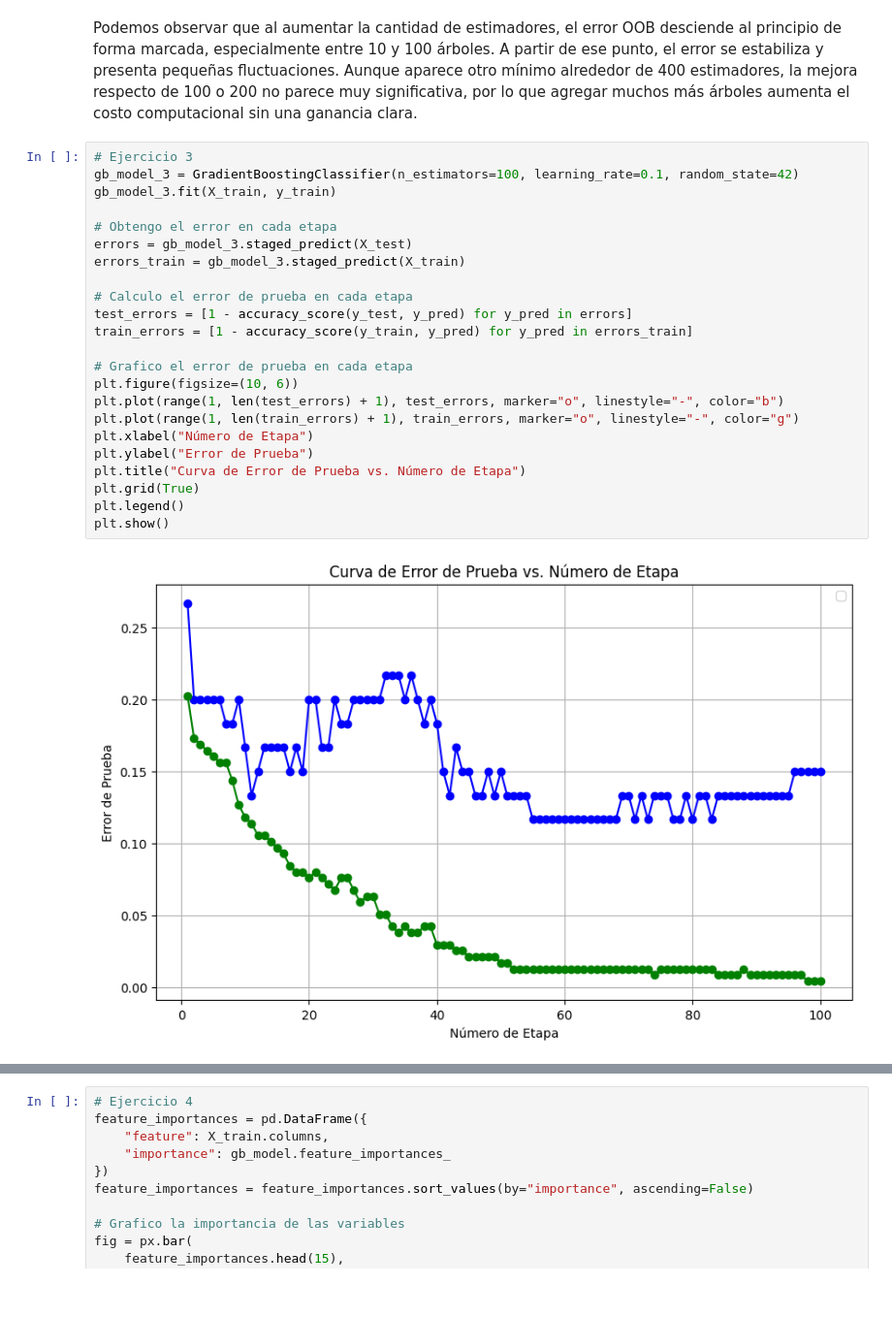
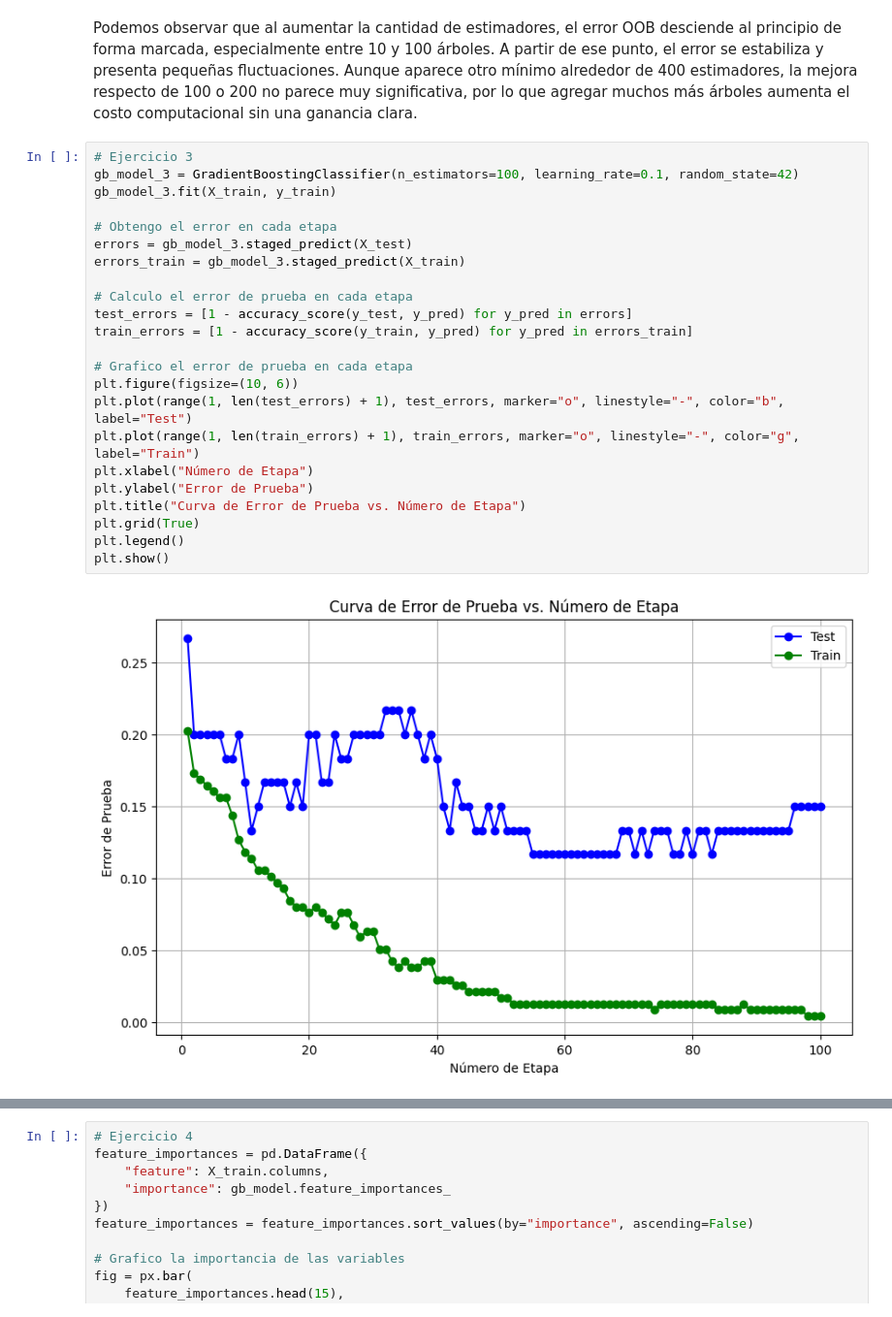
Before and after one commit to nicolassansolini-prog/Automatizacion-1---MIA-2026, a Jupyter notebook: tp6/notebook_06.ipynb, the cells around one changed output, grey strips where cells are left out. Shown at 97% size. Saved outputs shown, nothing was run; the diff lists cells and outputs as text.

```diff
--- a/tp6/notebook_06.ipynb
+++ b/tp6/notebook_06.ipynb
@@ -774,25 +775,25 @@ Podemos observar que al aumentar la cantidad de estimadores, el error OOB descie
 # %%
 # Ejercicio 3
 gb_model_3 = GradientBoostingClassifier(n_estimators=100, learning_rate=0.1, random_state=42)
 gb_model_3.fit(X_train, y_train)
 
 # Obtengo el error en cada etapa
 errors = gb_model_3.staged_predict(X_test)
 errors_train = gb_model_3.staged_predict(X_train)
 
 # Calculo el error de prueba en cada etapa
 test_errors = [1 - accuracy_score(y_test, y_pred) for y_pred in errors]
 train_errors = [1 - accuracy_score(y_train, y_pred) for y_pred in errors_train]
 
 # Grafico el error de prueba en cada etapa
 plt.figure(figsize=(10, 6))
-plt.plot(range(1, len(test_errors) + 1), test_errors, marker="o", linestyle="-", color="b")
-plt.plot(range(1, len(train_errors) + 1), train_errors, marker="o", linestyle="-", color="g")
+plt.plot(range(1, len(test_errors) + 1), test_errors, marker="o", linestyle="-", color="b", label="Test")
+plt.plot(range(1, len(train_errors) + 1), train_errors, marker="o", linestyle="-", color="g", label="Train")
 plt.xlabel("Número de Etapa")
 plt.ylabel("Error de Prueba")
 plt.title("Curva de Error de Prueba vs. Número de Etapa")
 plt.grid(True)
 plt.legend()
 plt.show()
 # %% [output]
-[figure, old version]
+[figure, new version]
```
Also changed, not shown: parts of 14 cells of this notebook.
